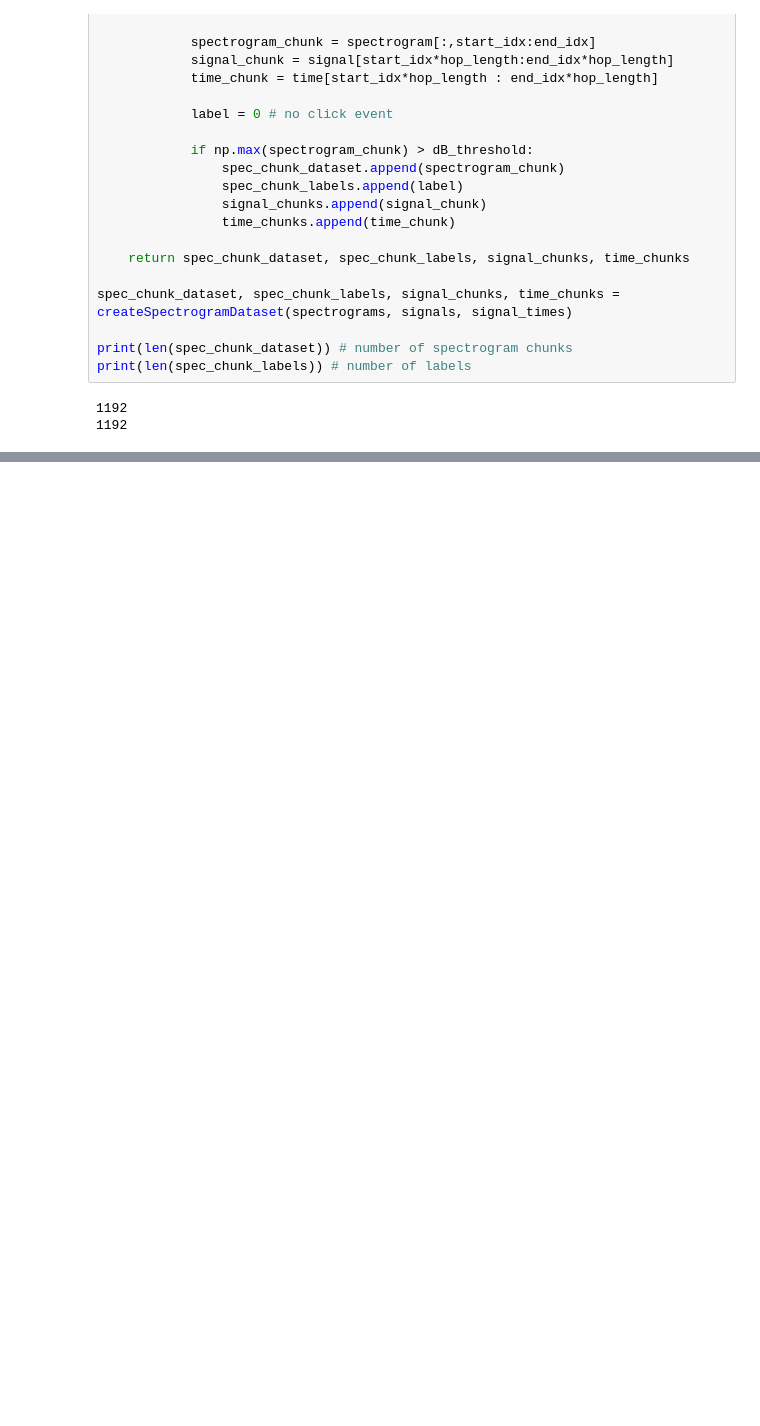
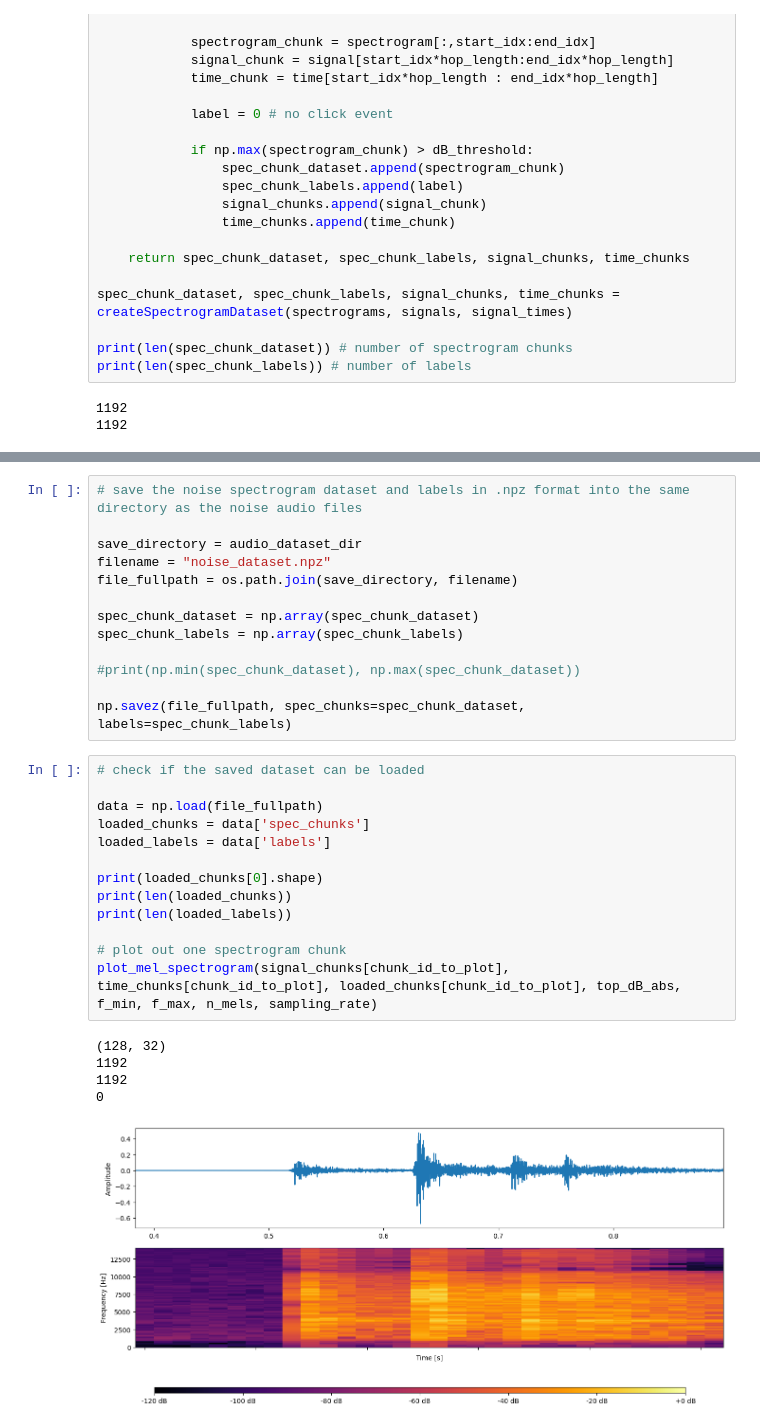
Before and after one commit to matteoseidl/Electrical_Connector_Click-Event_Detection, a Jupyter notebook: 01_Dataset/preproc_noise_dataset.ipynb, the cells around one changed output, grey strips where cells are left out. Saved outputs shown, nothing was run; the diff lists cells and outputs as text; blank space fills up the shorter version.

```diff
--- a/01_Dataset/preproc_noise_dataset.ipynb
+++ b/01_Dataset/preproc_noise_dataset.ipynb
@@ -272,0 +276,32 @@ plot_mel_spectrogram(signal_chunks[chunk_id_to_plot], time_chunks[chunk_id_to_pl
+# %%
+# save the noise spectrogram dataset and labels in .npz format into the same directory as the noise audio files
+
+save_directory = audio_dataset_dir
+filename = "noise_dataset.npz"
+file_fullpath = os.path.join(save_directory, filename)
+
+spec_chunk_dataset = np.array(spec_chunk_dataset)
+spec_chunk_labels = np.array(spec_chunk_labels)
+
+#print(np.min(spec_chunk_dataset), np.max(spec_chunk_dataset))
+
+np.savez(file_fullpath, spec_chunks=spec_chunk_dataset, labels=spec_chunk_labels)
+# %%
+# check if the saved dataset can be loaded
+
+data = np.load(file_fullpath)
+loaded_chunks = data['spec_chunks']
+loaded_labels = data['labels']
+
+print(loaded_chunks[0].shape)
+print(len(loaded_chunks))
+print(len(loaded_labels))
+
+# plot out one spectrogram chunk
+plot_mel_spectrogram(signal_chunks[chunk_id_to_plot], time_chunks[chunk_id_to_plot], loaded_chunks[chunk_id_to_plot], top_dB_abs, f_min, f_max, n_mels, sampling_rate)
+# %% [output]
+(128, 32)
+1192
+1192
+0
+[figure, added]
```
Also changed, not shown: parts of 1 cell of this notebook.
